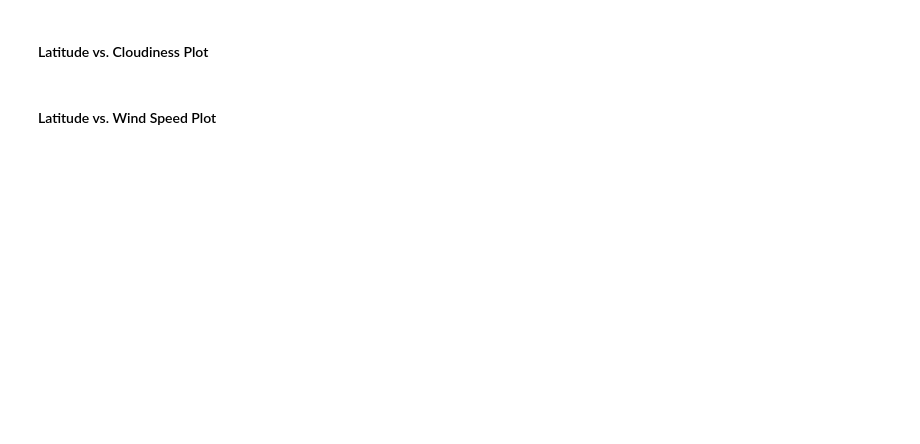
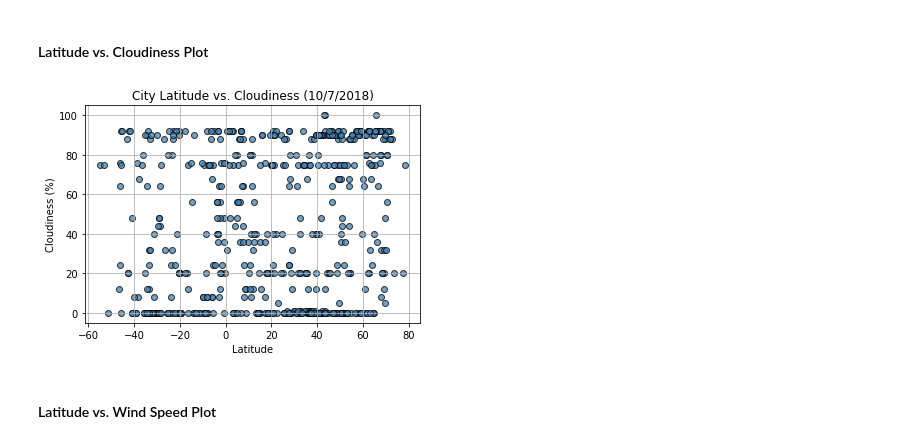
Before and after one commit to mosal2000/WeatherPy, a Jupyter notebook: code/WeatherPy.ipynb, the cells around one changed output. Saved outputs shown, nothing was run; the diff lists cells and outputs as text; code cells hidden in the pictures; blank space fills up the shorter version.

```diff
--- a/code/WeatherPy.ipynb
+++ b/code/WeatherPy.ipynb
@@ -79,4 +207,20 @@ len(cities)
 # %% [markdown]
 #### Latitude vs. Cloudiness Plot
+# %%
+
+plt.scatter(latitute, df_weathers["Cloudiness"], marker="o", facecolors='steelblue', edgecolors="black",
+            alpha=0.75)
+plt.grid()
+
+plt.title("City Latitude vs. Cloudiness (" + weather_date + ")")
+plt.xlabel("Latitude")
+plt.ylabel("Cloudiness (%)")
+
+# Save Figure
+plt.savefig("../Output/WeatherPyLatVsCloudiness.png")
+# Show plot
+plt.show()
+# %% [output]
+[figure, added]
 # %% [markdown]
 #### Latitude vs. Wind Speed Plot
```
Also changed, not shown: parts of 13 cells of this notebook, 5 other files.
